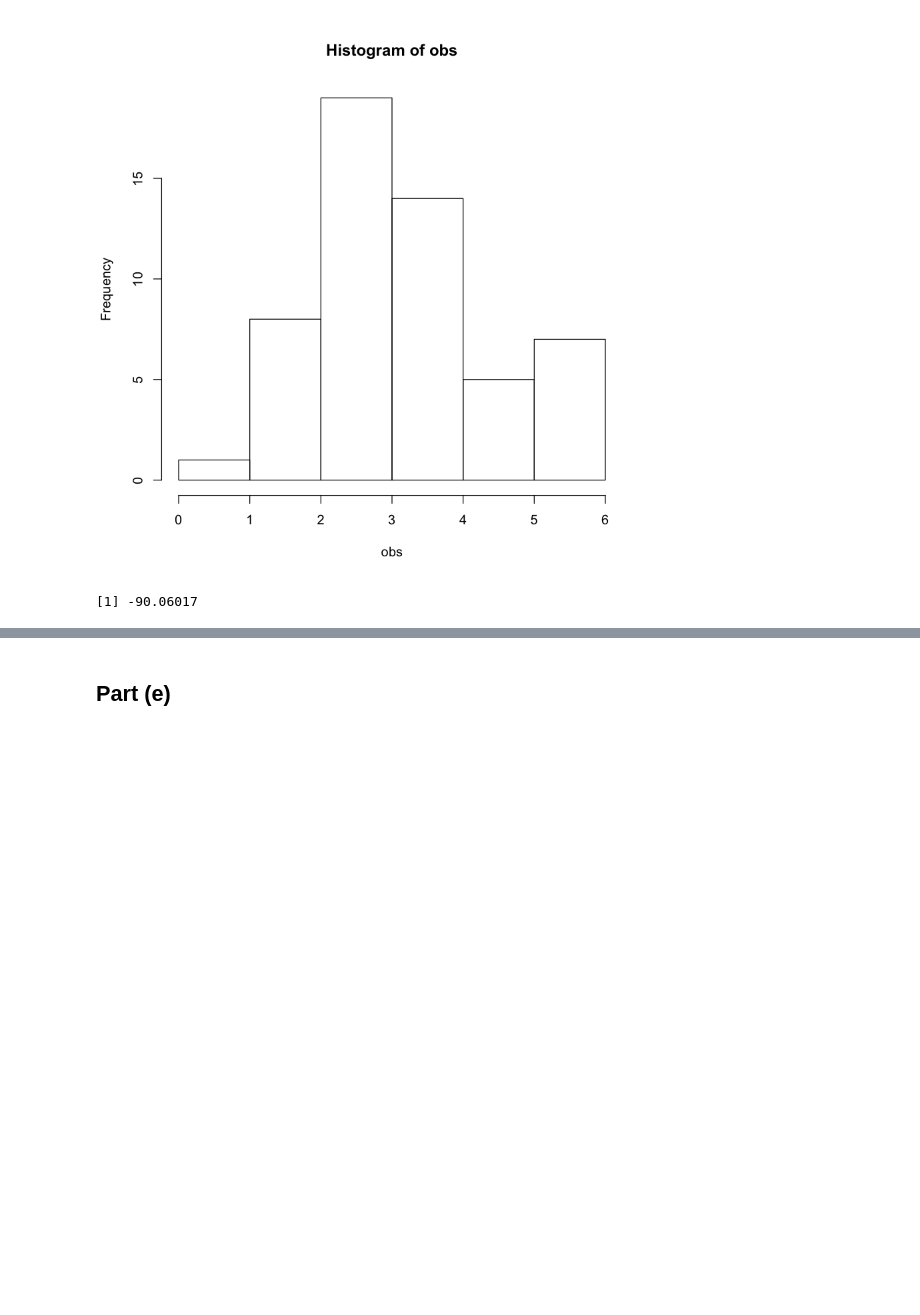
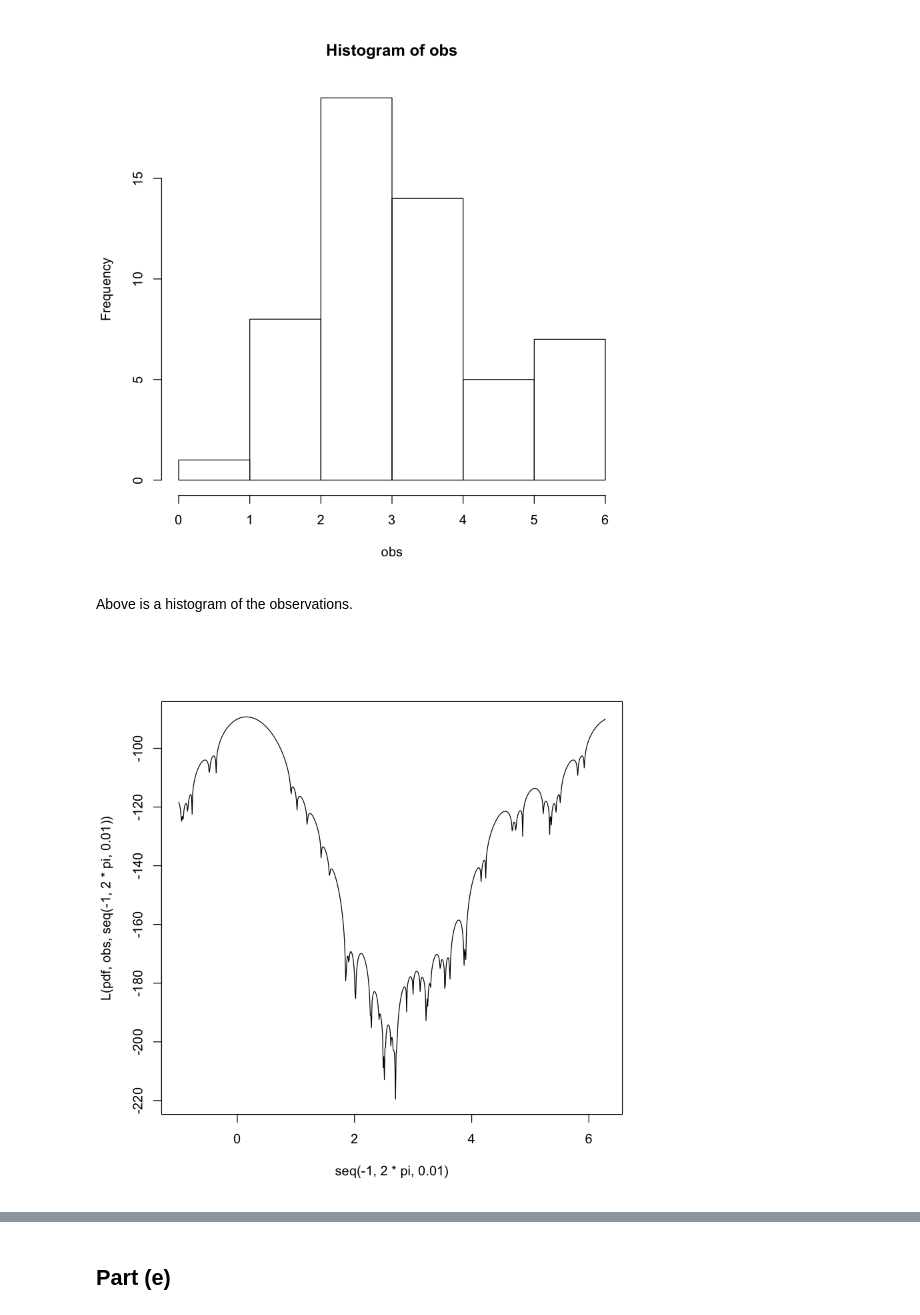
Before and after one commit to franklinmarsh/computational_statistics, a Jupyter notebook: hw2.ipynb, the cells around one changed output, grey strips where cells are left out. Cells and saved outputs as stored; diff of their text form; code cells hidden in the pictures; blank space fills up the shorter version.

```diff
--- a/hw2.ipynb
+++ b/hw2.ipynb
@@ -32,0 +15,18 @@ RecursiveBinomial <- (m,n,k) {
+# %%
+RecursiveBinomial <- function(p,n,k) {
+    p_seq <- c((1-p)^(n))
+
+
+    if (k <= n) {
+        for (i in (1:k)) {
+            i <- i + 1
+            p_seq[i] <- NextTerm(p_seq[i - 1],p,n,i-1)
+        }
+    }
+
+    else {
+        stop('k successes > n trials, impossible')
+    }
+
+    return(p_seq)
+}
@@ -292,21 +295,27 @@ obs <- DrawPDF(100)
 hist(obs)
 # %% [output]
 [figure]
+# %% [markdown]
+Above is a histogram of the observations.
 # %%
-L <- function(pdf, obs, ll = TRUE) {
+L <- function(pdf, obs, trange, ll = TRUE) {
 
     out <- c()
+    i <- 0 #initialize counter for list index
 
-    if (ll == TRUE) {
-        out <- log(prod(pdf(obs), na.rm = TRUE))
-    }
-    else if (ll == FALSE) {
-        out <- prod(pdf(obs), na.rm = TRUE)
+    for (t in trange ) {
+        i <- i + 1
+        if (ll == TRUE) {
+            out[i] <- log(prod(pdf(obs, theta = t), na.rm = TRUE))
+        }
+        else if (ll == FALSE) {
+            out[i] <- prod(pdf(obs, theta = t), na.rm = TRUE)
+        }
     }
 
     return(out)
 }
-# %%
-L(pdf,obs)
-# %% [output]
-[1] -90.06017
+# %%
+plot(seq(-1, 2*pi, 0.01),L(pdf,obs, seq(-1, 2*pi, 0.01)), type = 'l')
+# %% [output]
+[figure, added]
```
Also changed, not shown: parts of 21 cells of this notebook.
